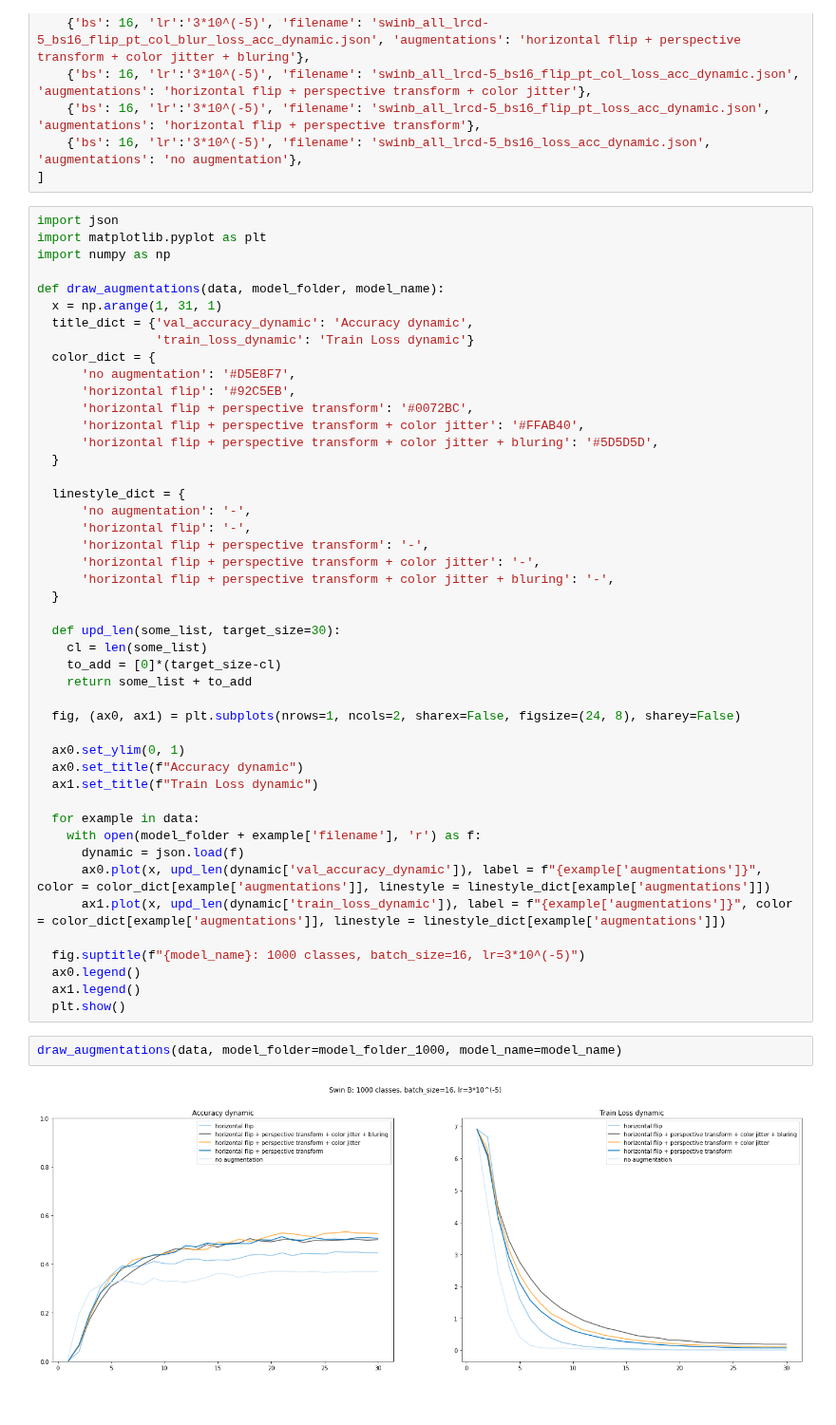
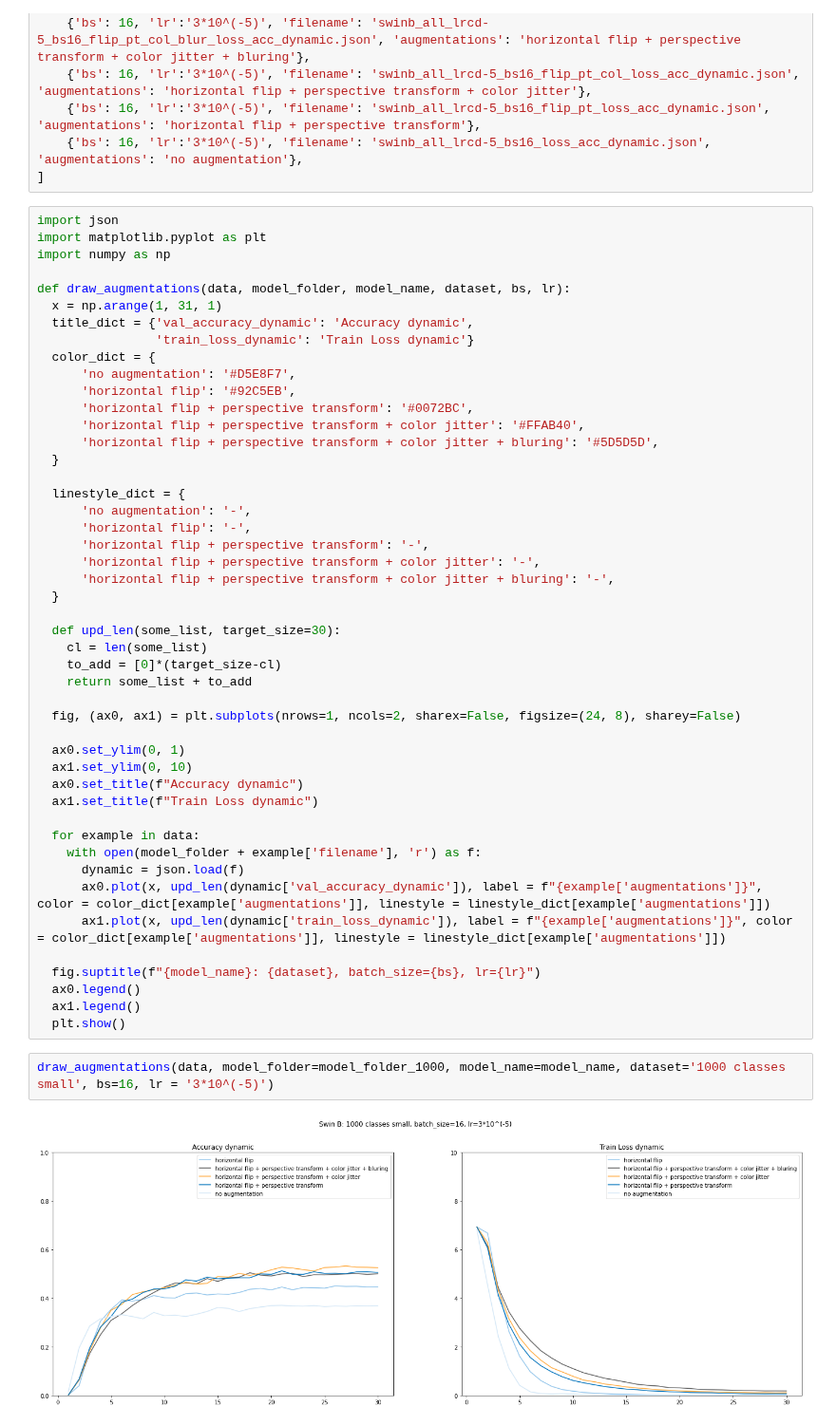
Before and after one commit to pluie-d-automne/rus-gest-lang, a Jupyter notebook: code/3 Models/Swin/SwinB_dynamic.ipynb, the cells around one changed output. Shown at 95% size. Cells and saved outputs as stored; diff of their text form.

```diff
--- a/code/3 Models/Swin/SwinB_dynamic.ipynb
+++ b/code/3 Models/Swin/SwinB_dynamic.ipynb
@@ -80,7 +79,7 @@ import json
 import matplotlib.pyplot as plt
 import numpy as np
 
-def draw_augmentations(data, model_folder, model_name):
+def draw_augmentations(data, model_folder, model_name, dataset, bs, lr):
   x = np.arange(1, 31, 1)
   title_dict = {'val_accuracy_dynamic': 'Accuracy dynamic',
                 'train_loss_dynamic': 'Train Loss dynamic'}
@@ -108,6 +107,7 @@ def draw_augmentations(data, model_folder, model_name):
   fig, (ax0, ax1) = plt.subplots(nrows=1, ncols=2, sharex=False, figsize=(24, 8), sharey=False)
 
   ax0.set_ylim(0, 1)
+  ax1.set_ylim(0, 10)
   ax0.set_title(f"Accuracy dynamic")
   ax1.set_title(f"Train Loss dynamic")
 
@@ -117,11 +117,11 @@ def draw_augmentations(data, model_folder, model_name):
       ax0.plot(x, upd_len(dynamic['val_accuracy_dynamic']), label = f"{example['augmentations']}", color = color_dict[example['augmentations']], linestyle = linestyle_dict[example['augmentations']])
       ax1.plot(x, upd_len(dynamic['train_loss_dynamic']), label = f"{example['augmentations']}", color = color_dict[example['augmentations']], linestyle = linestyle_dict[example['augmentations']])
 
-  fig.suptitle(f"{model_name}: 1000 classes, batch_size=16, lr=3*10^(-5)")
+  fig.suptitle(f"{model_name}: {dataset}, batch_size={bs}, lr={lr}")
   ax0.legend()
   ax1.legend()
   plt.show()
 # %%
-draw_augmentations(data, model_folder=model_folder_1000, model_name=model_name)
+draw_augmentations(data, model_folder=model_folder_1000, model_name=model_name, dataset='1000 classes small', bs=16, lr = '3*10^(-5)')
 # %% [output]
-[figure, old version]
+[figure, new version]
```
Also changed, not shown: parts of 6 cells of this notebook, 6 other files.
